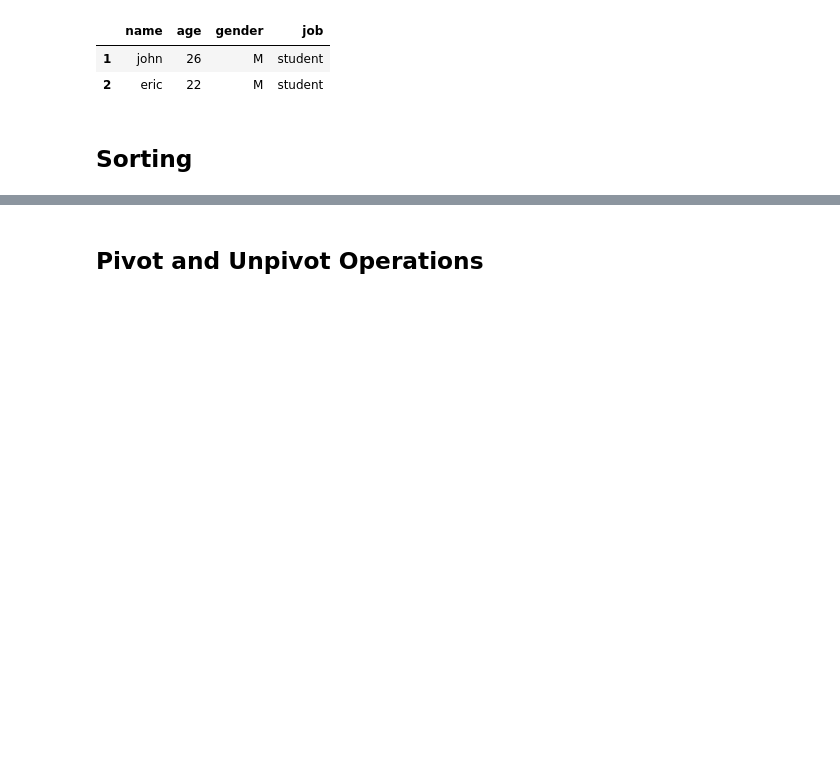
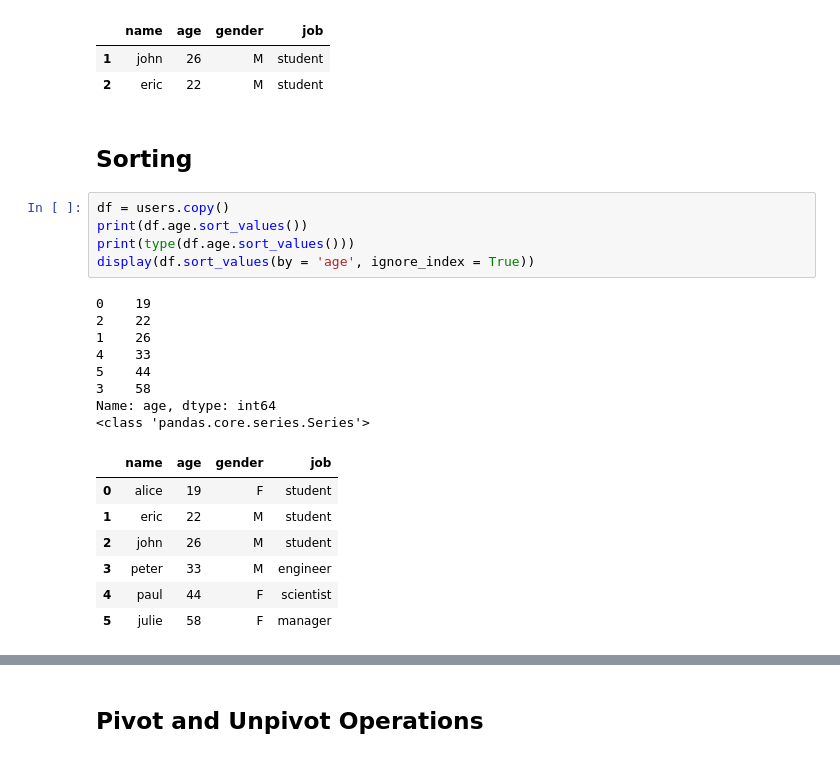
Before and after one commit to toarnabtrainer/Secure-Meter-Classwork, a Jupyter notebook: Pandas.ipynb, the cells around one changed output, grey strips where cells are left out. Cells and saved outputs as stored; diff of their text form; blank space fills up the shorter version.

```diff
--- a/Pandas.ipynb
+++ b/Pandas.ipynb
@@ -968,3 +968,24 @@ Name: age, dtype: bool
 | 2 | eric | 22 | M | student |
 # %% [markdown]
 ## **Sorting**
+# %%
+df = users.copy()
+print(df.age.sort_values())
+print(type(df.age.sort_values()))
+display(df.sort_values(by = 'age', ignore_index = True))
+# %% [output]
+0    19
+2    22
+1    26
+4    33
+5    44
+3    58
+Name: age, dtype: int64
+<class 'pandas.core.series.Series'>
+|  | name | age | gender | job |
+| 0 | alice | 19 | F | student |
+| 1 | eric | 22 | M | student |
+| 2 | john | 26 | M | student |
+| 3 | peter | 33 | M | engineer |
+| 4 | paul | 44 | F | scientist |
+| 5 | julie | 58 | F | manager |
```
Also changed, not shown: parts of 7 cells of this notebook.
